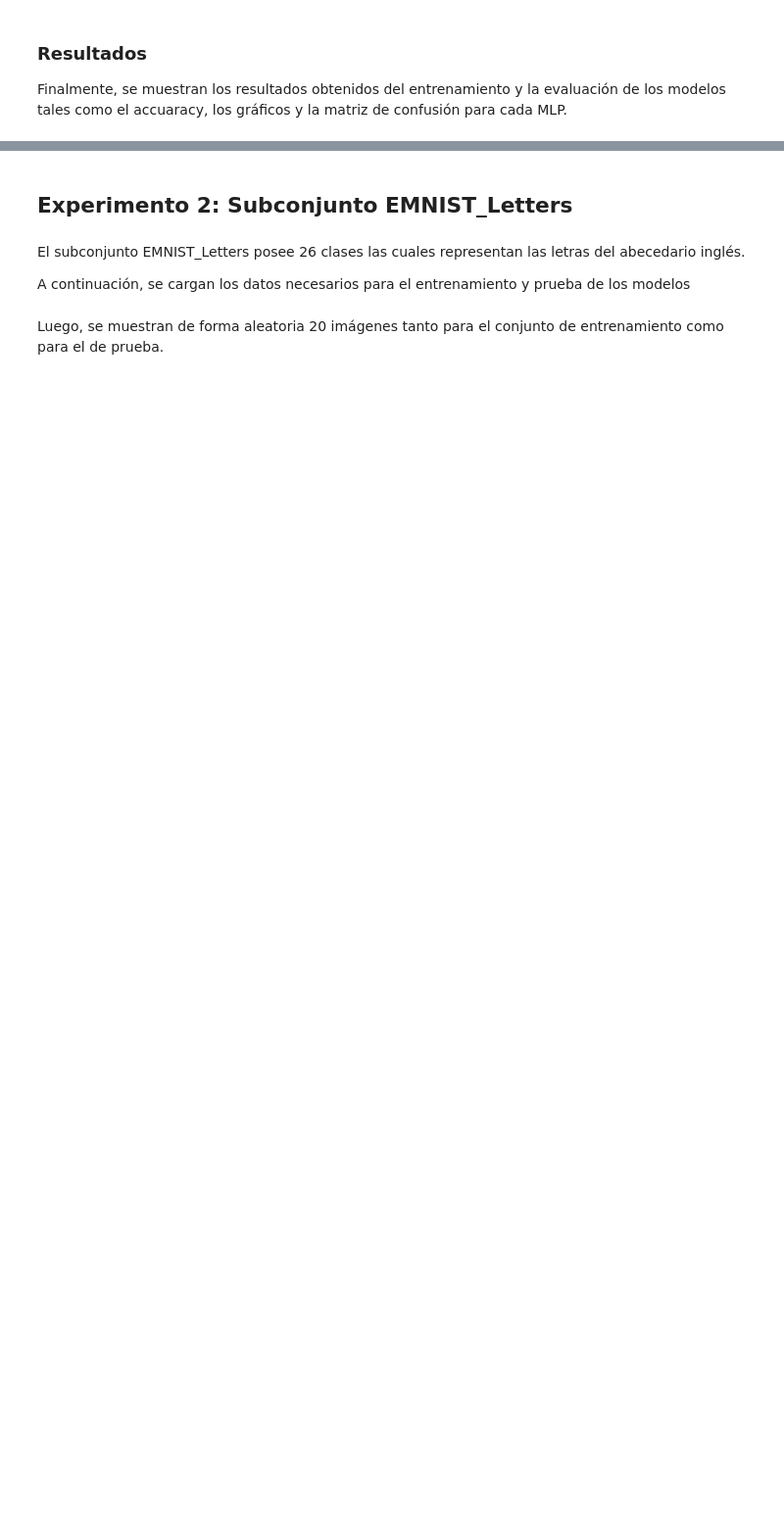
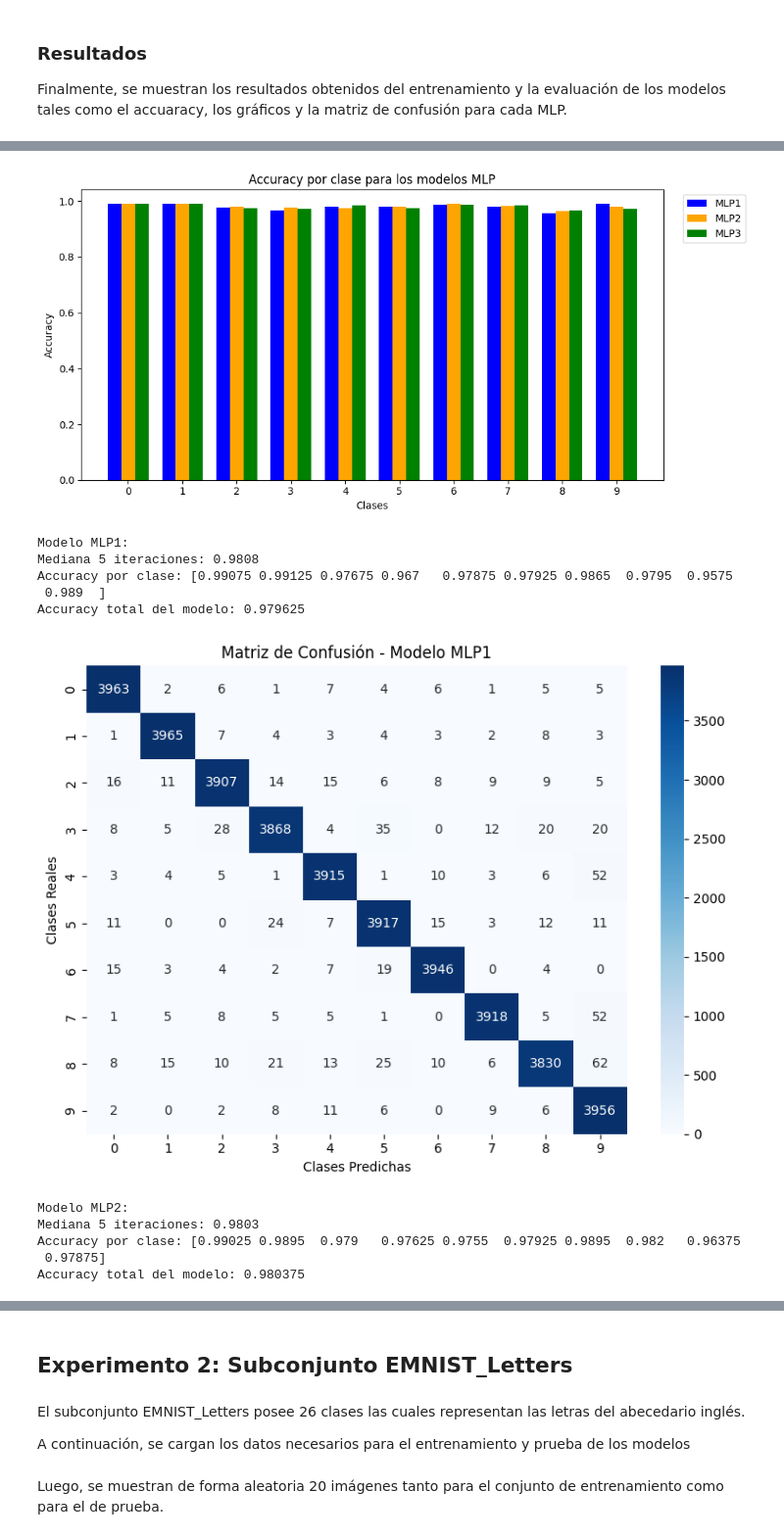
Before and after one commit to iChavy/Tareas_AA, a Jupyter notebook: Tarea 2/xavier.ipynb, the cells around one changed output, grey strips where cells are left out. Shown at 98% size. Drawn from its saved outputs; the diff is of its cells as text; code cells hidden in the pictures; blank space fills up the shorter version.

```diff
--- a/Tarea 2/xavier.ipynb
+++ b/Tarea 2/xavier.ipynb
@@ -273,22 +402,3 @@ Entrenando Modelo MLP2...
 <h3>Resultados</h3>
 
 Finalmente, se muestran los resultados obtenidos del entrenamiento y la evaluación de los modelos tales como el accuaracy, los gráficos y la matriz de confusión para cada MLP.
-# %%
-median_diggits = []
-for i, (mediana_acc, acc_clase, matriz_conf, acc_totales) in enumerate(resultados):
-    print(f"\nModelo MLP{i + 1}:")
-    print(f"Mediana 5 iteraciones: {mediana_acc:.4f}")
-    print(f"Accuracy por clase: {acc_clase}")
-
-    plt.figure(figsize=(10, 5))
-    plt.bar(range(len(acc_clase)), acc_clase)
-    plt.xlabel("Clases")
-    plt.ylabel("Accuracy")
-    plt.title(f"Accuracy por clase para MLP{i + 1}")
-    plt.show()
-
-    print(f"Accuracy total del modelo: {acc_totales}")
-    print(f"Matriz de confusión:\n{matriz_conf}")
-    median_diggits.append(mediana_acc)
-
-print(f"\nMediana Diggits: {np.median(median_diggits):.4f}")
@@ -350,0 +405,61 @@ Mediana Diggits: 0.9888
+# %%
+colores = ['blue', 'orange', 'green']
+etiquetas = ['MLP1', 'MLP2', 'MLP3']
+
+fig, ax = plt.subplots(figsize=(10, 5))
+width = 0.25
+x = np.arange(10)
+
+for i, (_, acc_clase, _, _) in enumerate(resultados_1):
+    bars = ax.bar(x + i * width, acc_clase, width=width, label=etiquetas[i], color=colores[i])
+
+ax.set_xlabel("Clases")
+ax.set_ylabel("Accuracy")
+ax.set_title("Accuracy por clase para los modelos MLP")
+ax.set_xticks(x + width)
+ax.set_xticklabels([str(i) for i in range(10)])
+ax.legend(loc='upper right', bbox_to_anchor=(1.15, 1))
+
+plt.tight_layout()
+plt.show()
+
+
+mediana_modelo = []
+for i, (mediana_acc, acc_clase, matriz_conf, acc_totales) in enumerate(resultados_1):
+    # Imprimir otras métricas
+    print(f"\nModelo MLP{i + 1}:")
+    print(f"Mediana 5 iteraciones: {mediana_acc:.4f}")
+    print(f"Accuracy por clase: {acc_clase}")
+    print(f"Accuracy total del modelo: {acc_totales}")
+    mediana_modelo.append(mediana_acc)
+    # Crear un heatmap para la matriz de confusión
+    plt.figure(figsize=(8, 6))  # Ajustar tamaño de la figura
+    sns.heatmap(
+        matriz_conf,
+        annot=True,  # Mostrar los valores dentro de las celdas
+        fmt="d",  # Formato de los valores (números enteros)
+        cmap="Blues",  # Colormap para el heatmap
+        cbar=True  # Mostrar barra de color
+    )
+    plt.title(f"Matriz de Confusión - Modelo MLP{i + 1}")
+    plt.xlabel("Clases Predichas")
+    plt.ylabel("Clases Reales")
+    plt.tight_layout()
+    plt.show()
+
+
+
+print(f"\nMediana Diggits: {np.median(mediana_modelo):.4f}")
+# %% [output]
+[figure, added]
+Modelo MLP1:
+Mediana 5 iteraciones: 0.9808
+Accuracy por clase: [0.99075 0.99125 0.97675 0.967   0.97875 0.97925 0.9865  0.9795  0.9575
+ 0.989  ]
+Accuracy total del modelo: 0.979625
+[figure, added]
+Modelo MLP2:
+Mediana 5 iteraciones: 0.9803
+Accuracy por clase: [0.99025 0.9895  0.979   0.97625 0.9755  0.97925 0.9895  0.982   0.96375
+ 0.97875]
+Accuracy total del modelo: 0.980375
```
Also changed, not shown: parts of 24 cells of this notebook.
